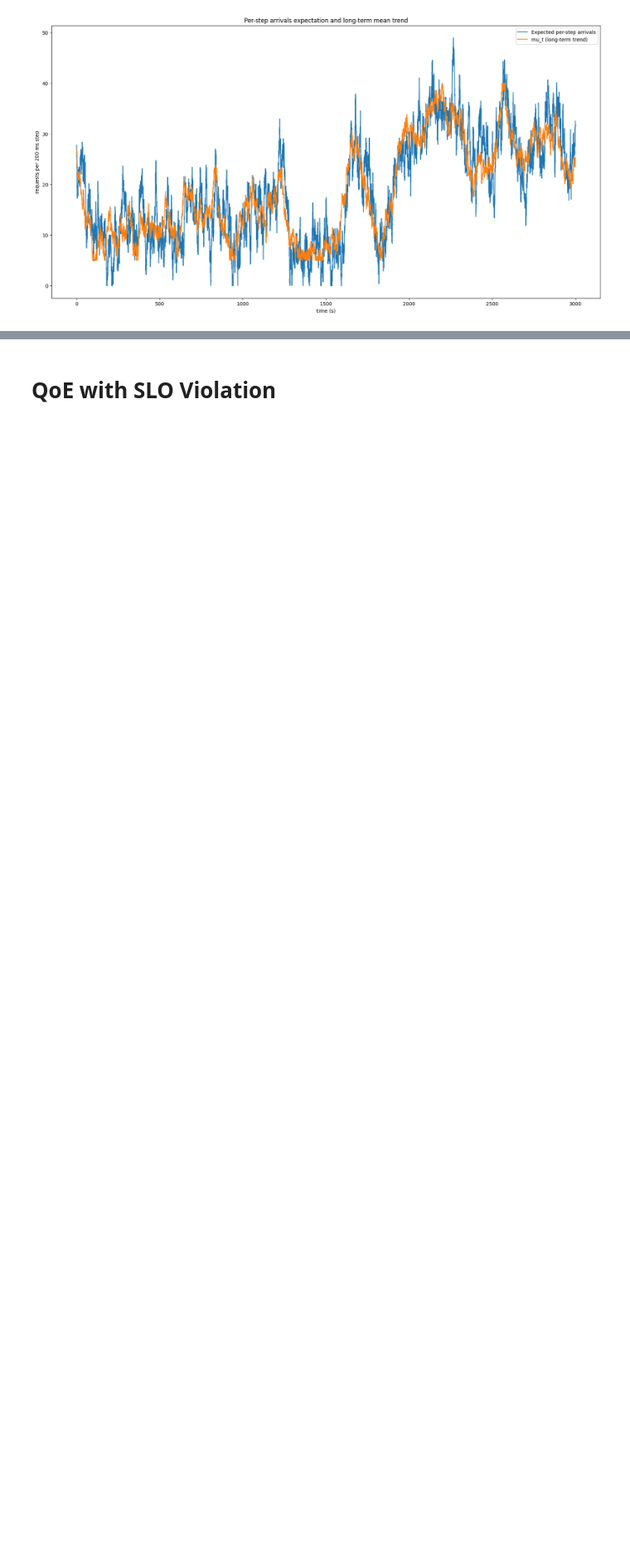
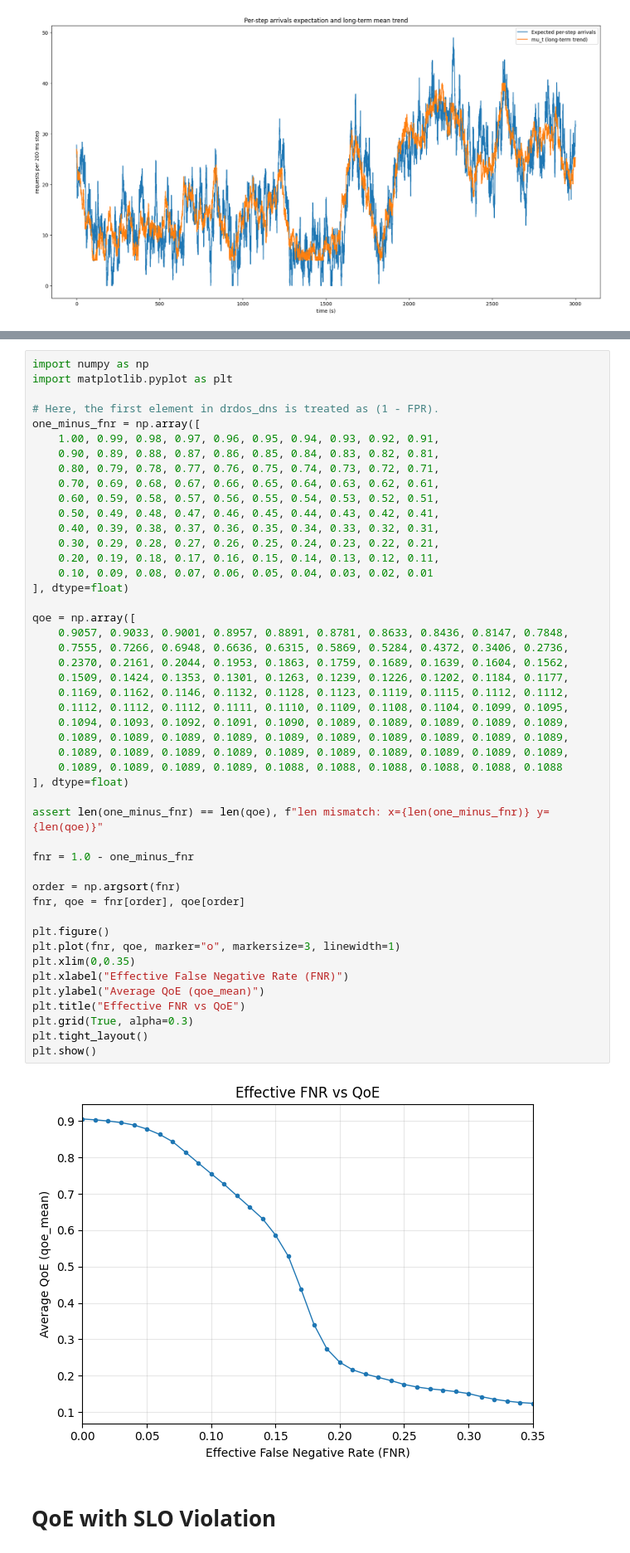
Before and after one commit to VincentSheh/vehicle_mtmc, a Jupyter notebook: simulation/visualize.ipynb, the cells around one changed output, grey strips where cells are left out. Shown at 83% size. Saved outputs shown, nothing was run; the diff lists cells and outputs as text; blank space fills up the shorter version.

```diff
--- a/simulation/visualize.ipynb
+++ b/simulation/visualize.ipynb
@@ -87,3 +123,52 @@ plt.show()
+# %%
+import numpy as np
+import matplotlib.pyplot as plt
+
+# Here, the first element in drdos_dns is treated as (1 - FPR).
+one_minus_fnr = np.array([
+    1.00, 0.99, 0.98, 0.97, 0.96, 0.95, 0.94, 0.93, 0.92, 0.91,
+    0.90, 0.89, 0.88, 0.87, 0.86, 0.85, 0.84, 0.83, 0.82, 0.81,
+    0.80, 0.79, 0.78, 0.77, 0.76, 0.75, 0.74, 0.73, 0.72, 0.71,
+    0.70, 0.69, 0.68, 0.67, 0.66, 0.65, 0.64, 0.63, 0.62, 0.61,
+    0.60, 0.59, 0.58, 0.57, 0.56, 0.55, 0.54, 0.53, 0.52, 0.51,
+    0.50, 0.49, 0.48, 0.47, 0.46, 0.45, 0.44, 0.43, 0.42, 0.41,
+    0.40, 0.39, 0.38, 0.37, 0.36, 0.35, 0.34, 0.33, 0.32, 0.31,
+    0.30, 0.29, 0.28, 0.27, 0.26, 0.25, 0.24, 0.23, 0.22, 0.21,
+    0.20, 0.19, 0.18, 0.17, 0.16, 0.15, 0.14, 0.13, 0.12, 0.11,
+    0.10, 0.09, 0.08, 0.07, 0.06, 0.05, 0.04, 0.03, 0.02, 0.01
+], dtype=float)
+
+qoe = np.array([
+    0.9057, 0.9033, 0.9001, 0.8957, 0.8891, 0.8781, 0.8633, 0.8436, 0.8147, 0.7848,
+    0.7555, 0.7266, 0.6948, 0.6636, 0.6315, 0.5869, 0.5284, 0.4372, 0.3406, 0.2736,
+    0.2370, 0.2161, 0.2044, 0.1953, 0.1863, 0.1759, 0.1689, 0.1639, 0.1604, 0.1562,
+    0.1509, 0.1424, 0.1353, 0.1301, 0.1263, 0.1239, 0.1226, 0.1202, 0.1184, 0.1177,
+    0.1169, 0.1162, 0.1146, 0.1132, 0.1128, 0.1123, 0.1119, 0.1115, 0.1112, 0.1112,
+    0.1112, 0.1112, 0.1112, 0.1111, 0.1110, 0.1109, 0.1108, 0.1104, 0.1099, 0.1095,
+    0.1094, 0.1093, 0.1092, 0.1091, 0.1090, 0.1089, 0.1089, 0.1089, 0.1089, 0.1089,
+    0.1089, 0.1089, 0.1089, 0.1089, 0.1089, 0.1089, 0.1089, 0.1089, 0.1089, 0.1089,
+    0.1089, 0.1089, 0.1089, 0.1089, 0.1089, 0.1089, 0.1089, 0.1089, 0.1089, 0.1089,
+    0.1089, 0.1089, 0.1089, 0.1089, 0.1088, 0.1088, 0.1088, 0.1088, 0.1088, 0.1088
+], dtype=float)
+
+assert len(one_minus_fnr) == len(qoe), f"len mismatch: x={len(one_minus_fnr)} y={len(qoe)}"
+
+fnr = 1.0 - one_minus_fnr
+
+order = np.argsort(fnr)
+fnr, qoe = fnr[order], qoe[order]
+
+plt.figure()
+plt.plot(fnr, qoe, marker="o", markersize=3, linewidth=1)
+plt.xlim(0,0.35)
+plt.xlabel("Effective False Negative Rate (FNR)")
+plt.ylabel("Average QoE (qoe_mean)")
+plt.title("Effective FNR vs QoE")
+plt.grid(True, alpha=0.3)
+plt.tight_layout()
+plt.show()
+# %% [output]
+[figure, added]
 # %% [markdown]
 # QoE with SLO Violation
 # %%
```
Also changed, not shown: parts of 2 cells of this notebook, 13 other files.
